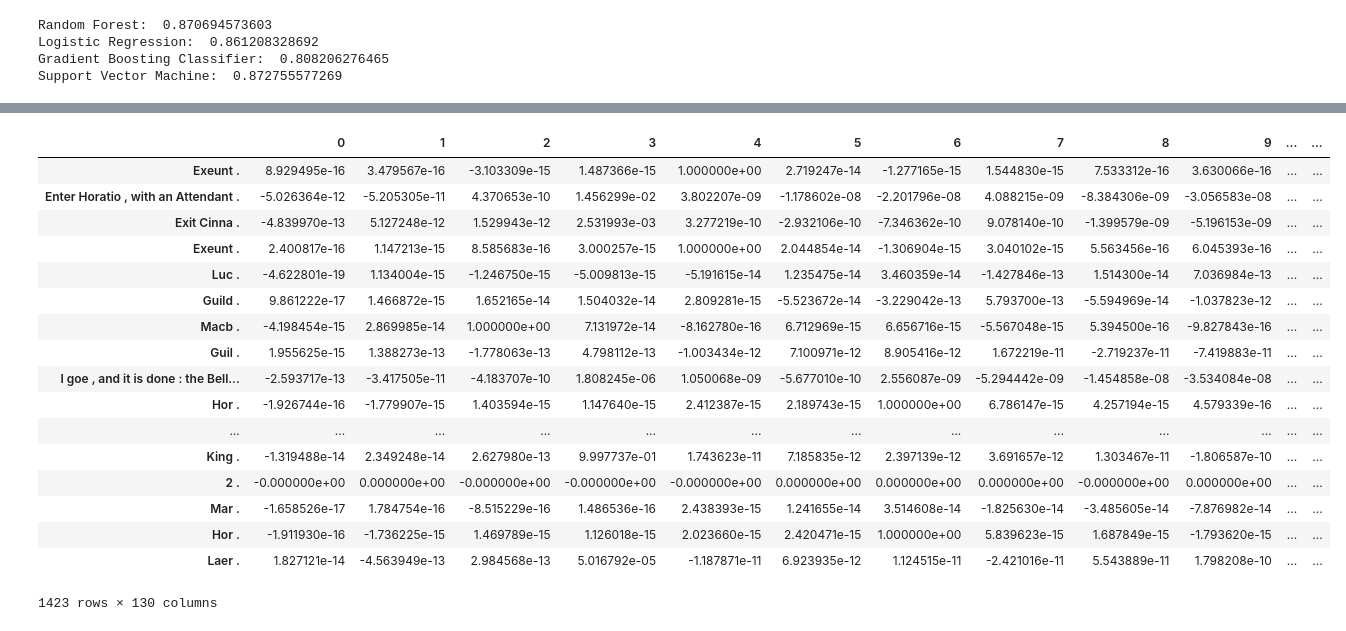
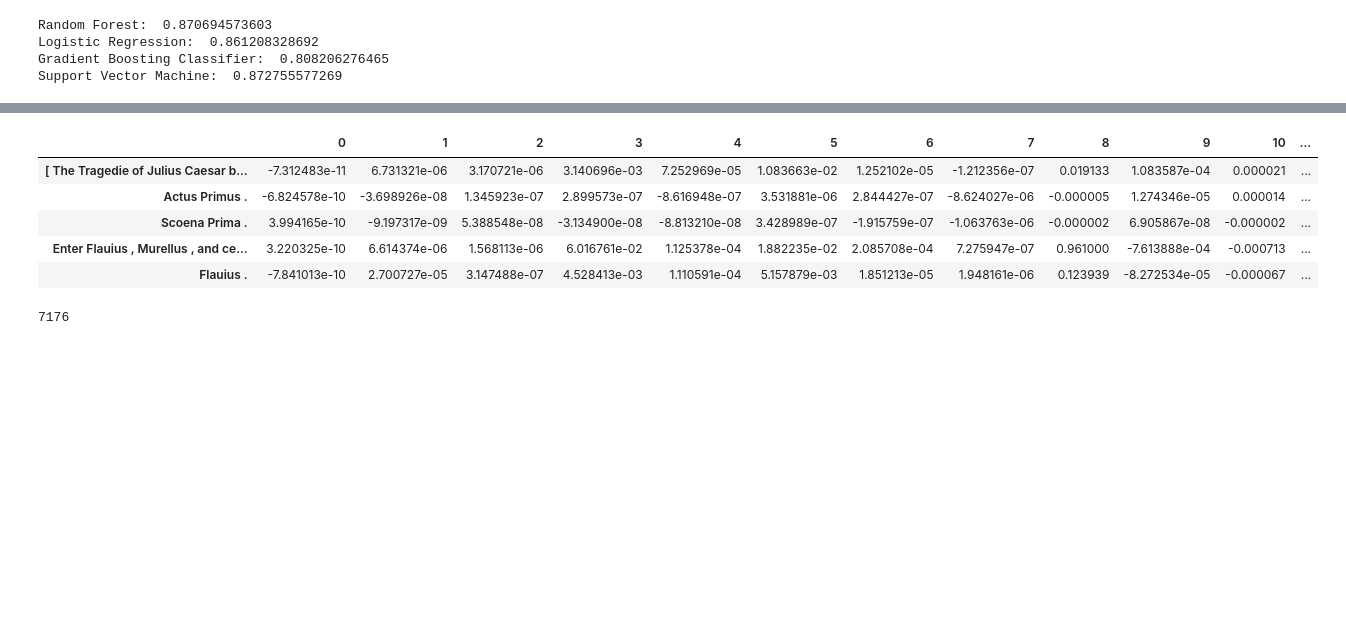
Before and after one commit to VincentG123/ThinkfulBootcamp, a Jupyter notebook: NLP_Challenge_Shakespeare.ipynb, the cells around one changed output, grey strips where cells are left out. Saved outputs shown, nothing was run; the diff lists cells and outputs as text; code cells hidden in the pictures; blank space fills up the shorter version.

```diff
--- a/NLP_Challenge_Shakespeare.ipynb
+++ b/NLP_Challenge_Shakespeare.ipynb
@@ -275,14 +513,15 @@ caesar_p = gutenberg.paras('shakespeare-caesar.txt')
 hamlet_p = gutenberg.paras('shakespeare-hamlet.txt')
 macbeth_p = gutenberg.paras('shakespeare-macbeth.txt')
 
-shakespear_p = caesar_p + hamlet_p + macbeth_p
+
 #processing
-shakespear_paras=[]
-for paragraph in shakespear_p:
-    para=paragraph[0]
-    #removing the double-dash from all words
-    para=[re.sub(r'--','',word) for word in para]
-    #Forming each paragraph into a string and adding it to the list of strings.
-    shakespear_paras.append(' '.join(para))
-
-print(shakespear_paras[0:4])
+def process_paragraphs(paragraphs):
+    _paras=[]
+    for paragraph in paragraphs:
+        for num in range(len(paragraph)):
+            para=paragraph[num]
+            #removing the double-dash from all words
+            para=[re.sub(r'--','',word) for word in para]
+            #Forming each paragraph into a string and adding it to the list of strings.
+            _paras.append(' '.join(para))
+    return _paras
@@ -345,15 +551,15 @@ len(shakespear_paras)
 svd= TruncatedSVD(130)
 lsa = make_pipeline(svd, Normalizer(copy=False))
 # Run SVD on the training data, then project the training data.
-X_train_lsa = lsa.fit_transform(X_train_tfidf)
+shakespear_paras_tfidf_lsa = lsa.fit_transform(shakespear_paras_tfidf)
 
 variance_explained=svd.explained_variance_ratio_
 total_variance = variance_explained.sum()
 print("Percent variance captured by all components:",total_variance*100)
 
 #Looking at what sorts of paragraphs our solution considers similar, for the first five identified topics
-paras_by_component=pd.DataFrame(X_train_lsa,index=X_train)
-for i in range(35,40):
+paras_by_component=pd.DataFrame(shakespear_paras_tfidf_lsa,index=shakespear_paras)
+for i in range(5):
     print('Component {}:'.format(i))
     print(paras_by_component.loc[:,i].sort_values(ascending=False)[0:10])
 # %% [output]
@@ -377,21 +583,9 @@ Name: 39, dtype: float64
 # %%
-paras_by_component
+paras_by_component.head()
 # %% [output]
-|  | 0 | 1 | 2 | 3 | 4 | 5 | 6 | 7 | 8 | 9 | ... | ... |
-| Exeunt . | 8.929495e-16 | 3.479567e-16 | -3.103309e-15 | 1.487366e-15 | 1.000000e+00 | 2.719247e-14 | -1.277165e-15 | 1.544830e-15 | 7.533312e-16 | 3.630066e-16 | ... | ... |
-| Enter Horatio , with an Attendant . | -5.026364e-12 | -5.205305e-11 | 4.370653e-10 | 1.456299e-02 | 3.802207e-09 | -1.178602e-08 | -2.201796e-08 | 4.088215e-09 | -8.384306e-09 | -3.056583e-08 | ... | ... |
-| Exit Cinna . | -4.839970e-13 | 5.127248e-12 | 1.529943e-12 | 2.531993e-03 | 3.277219e-10 | -2.932106e-10 | -7.346362e-10 | 9.078140e-10 | -1.399579e-09 | -5.196153e-09 | ... | ... |
-| Exeunt . | 2.400817e-16 | 1.147213e-15 | 8.585683e-16 | 3.000257e-15 | 1.000000e+00 | 2.044854e-14 | -1.306904e-15 | 3.040102e-15 | 5.563456e-16 | 6.045393e-16 | ... | ... |
-| Luc . | -4.622801e-19 | 1.134004e-15 | -1.246750e-15 | -5.009813e-15 | -5.191615e-14 | 1.235475e-14 | 3.460359e-14 | -1.427846e-13 | 1.514300e-14 | 7.036984e-13 | ... | ... |
-| Guild . | 9.861222e-17 | 1.466872e-15 | 1.652165e-14 | 1.504032e-14 | 2.809281e-15 | -5.523672e-14 | -3.229042e-13 | 5.793700e-13 | -5.594969e-14 | -1.037823e-12 | ... | ... |
-| Macb . | -4.198454e-15 | 2.869985e-14 | 1.000000e+00 | 7.131972e-14 | -8.162780e-16 | 6.712969e-15 | 6.656716e-15 | -5.567048e-15 | 5.394500e-16 | -9.827843e-16 | ... | ... |
-| Guil . | 1.955625e-15 | 1.388273e-13 | -1.778063e-13 | 4.798112e-13 | -1.003434e-12 | 7.100971e-12 | 8.905416e-12 | 1.672219e-11 | -2.719237e-11 | -7.419883e-11 | ... | ... |
-| I goe , and it is done : the Bell... | -2.593717e-13 | -3.417505e-11 | -4.183707e-10 | 1.808245e-06 | 1.050068e-09 | -5.677010e-10 | 2.556087e-09 | -5.294442e-09 | -1.454858e-08 | -3.534084e-08 | ... | ... |
-| Hor . | -1.926744e-16 | -1.779907e-15 | 1.403594e-15 | 1.147640e-15 | 2.412387e-15 | 2.189743e-15 | 1.000000e+00 | 6.786147e-15 | 4.257194e-15 | 4.579339e-16 | ... | ... |
-| ... | ... | ... | ... | ... | ... | ... | ... | ... | ... | ... | ... | ... |
-| King . | -1.319488e-14 | 2.349248e-14 | 2.627980e-13 | 9.997737e-01 | 1.743623e-11 | 7.185835e-12 | 2.397139e-12 | 3.691657e-12 | 1.303467e-11 | -1.806587e-10 | ... | ... |
-| 2 . | -0.000000e+00 | 0.000000e+00 | -0.000000e+00 | -0.000000e+00 | -0.000000e+00 | 0.000000e+00 | 0.000000e+00 | 0.000000e+00 | -0.000000e+00 | 0.000000e+00 | ... | ... |
-| Mar . | -1.658526e-17 | 1.784754e-16 | -8.515229e-16 | 1.486536e-16 | 2.438393e-15 | 1.241655e-14 | 3.514608e-14 | -1.825630e-14 | -3.485605e-14 | -7.876982e-14 | ... | ... |
-| Hor . | -1.911930e-16 | -1.736225e-15 | 1.469789e-15 | 1.126018e-15 | 2.023660e-15 | 2.420471e-15 | 1.000000e+00 | 5.839623e-15 | 1.687849e-15 | -1.793620e-15 | ... | ... |
-| Laer . | 1.827121e-14 | -4.563949e-13 | 2.984568e-13 | 5.016792e-05 | -1.187871e-11 | 6.923935e-12 | 1.124515e-11 | -2.421016e-11 | 5.543889e-11 | 1.798208e-10 | ... | ... |
+|  | 0 | 1 | 2 | 3 | 4 | 5 | 6 | 7 | 8 | 9 | 10 | ... |
+| [ The Tragedie of Julius Caesar b... | -7.312483e-11 | 6.731321e-06 | 3.170721e-06 | 3.140696e-03 | 7.252969e-05 | 1.083663e-02 | 1.252102e-05 | -1.212356e-07 | 0.019133 | 1.083587e-04 | 0.000021 | ... |
+| Actus Primus . | -6.824578e-10 | -3.698926e-08 | 1.345923e-07 | 2.899573e-07 | -8.616948e-07 | 3.531881e-06 | 2.844427e-07 | -8.624027e-06 | -0.000005 | 1.274346e-05 | 0.000014 | ... |
+| Scoena Prima . | 3.994165e-10 | -9.197317e-09 | 5.388548e-08 | -3.134900e-08 | -8.813210e-08 | 3.428989e-07 | -1.915759e-07 | -1.063763e-06 | -0.000002 | 6.905867e-08 | -0.000002 | ... |
+| Enter Flauius , Murellus , and ce... | 3.220325e-10 | 6.614374e-06 | 1.568113e-06 | 6.016761e-02 | 1.125378e-04 | 1.882235e-02 | 2.085708e-04 | 7.275947e-07 | 0.961000 | -7.613888e-04 | -0.000713 | ... |
+| Flauius . | -7.841013e-10 | 2.700727e-05 | 3.147488e-07 | 4.528413e-03 | 1.110591e-04 | 5.157879e-03 | 1.851213e-05 | 1.948161e-06 | 0.123939 | -8.272534e-05 | -0.000067 | ... |
-1423 rows × 130 columns
@@ -397,0 +596,11 @@ paras_by_component
+# %%
+text_source = []
+for num in range(0, len(caesar_paras)):
+    text_source.append('Caesar')
+for num in range(0, len(hamlet_paras)):
+    text_source.append('Hamlet')
+for num in range(0, len(macbeth_paras)):
+    text_source.append('Macbeth')
+print(len(text_source))
+# %% [output]
+7176
```
Also changed, not shown: parts of 45 cells of this notebook, 1 other file.
